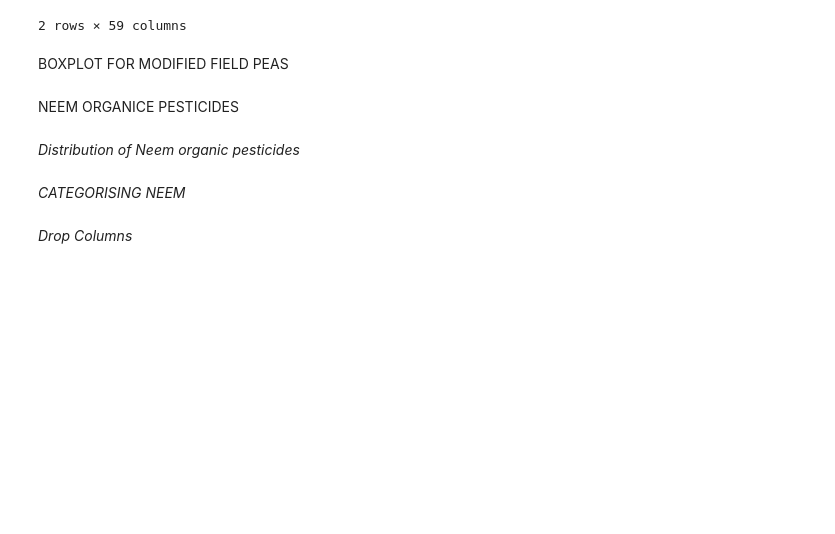
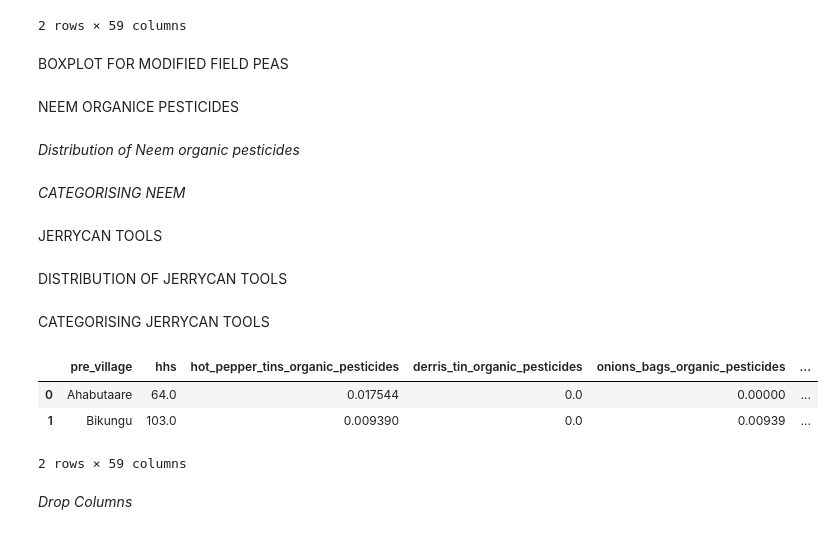
Before and after one commit to Analytics-Raising/IDS_Model_v13, a Jupyter notebook: Model_v13.ipynb, the cells around one changed output. Saved outputs shown, nothing was run; the diff lists cells and outputs as text; code cells hidden in the pictures; blank space fills up the shorter version.

Commit message:
UPDATE; Added Jerrycan tools category and dropped the original jerri_can tools.

```diff
--- a/Model_v13.ipynb
+++ b/Model_v13.ipynb
@@ -686,12 +686,14 @@ fig.show()
 # %%
 import numpy as np
 
+IDS_5 = IDS_4.copy()
+
 # Define the conditions and labels
 conditions = [
-    (IDS_4['neem_kg_organic_pesticides'] >= 0) & (IDS_4['neem_kg_organic_pesticides'] <= 0.01),
-    (IDS_4['neem_kg_organic_pesticides'] > 0.01) & (IDS_4['neem_kg_organic_pesticides'] <= 0.03),
-    (IDS_4['neem_kg_organic_pesticides'] > 0.03) & (IDS_4['neem_kg_organic_pesticides'] <= 0.05),
-    (IDS_4['neem_kg_organic_pesticides'] > 0.05)
+    (IDS_5['neem_kg_organic_pesticides'] >= 0) & (IDS_5['neem_kg_organic_pesticides'] <= 0.01),
+    (IDS_5['neem_kg_organic_pesticides'] > 0.01) & (IDS_5['neem_kg_organic_pesticides'] <= 0.03),
+    (IDS_5['neem_kg_organic_pesticides'] > 0.03) & (IDS_5['neem_kg_organic_pesticides'] <= 0.05),
+    (IDS_5['neem_kg_organic_pesticides'] > 0.05)
 ]
 
 labels = [
@@ -702,8 +704,8 @@ labels = [
 ]
 
 # Apply the categorization
-IDS_4['neem_kg_pesticides_cat'] = np.select(conditions, labels, default='none')
-IDS_4.drop(columns=['neem_kg_organic_pesticides'], inplace= True)
+IDS_5['neem_kg_pesticides_cat'] = np.select(conditions, labels, default='none')
+IDS_5.drop(columns=['neem_kg_organic_pesticides'], inplace= True)
 # %%
 import plotly.express as px
 
@@ -729,3 +731,5 @@ fig.update_layout(
 )
 
 fig.show()
+# %% [markdown]
+JERRYCAN TOOLS
@@ -731,0 +763,2 @@ fig.show()
+# %% [markdown]
+DISTRIBUTION OF JERRYCAN TOOLS
@@ -732,3 +794,31 @@ fig.show()
+# %% [markdown]
+CATEGORISING JERRYCAN TOOLS
+# %%
+import numpy as np
+
+# Define conditions
+conditions = [
+    (IDS_5['jerrican_tools'].isna()) | (IDS_5['jerrican_tools'] == 0),
+    (IDS_5['jerrican_tools'] > 0.04) & (IDS_5['jerrican_tools'] <= 0.08),
+    (IDS_5['jerrican_tools'] > 0.08)
+]
+
+# Define choices
+choices = [
+    'rcvd_none',
+    'btn_0.04_&_0.08',
+    'gter_0.08'
+]
+
+# Create the new categorical variable
+IDS_5['jerrican_tools_cat'] = np.select(conditions, choices, default='other')
+IDS_5.drop(columns=['jerrican_tools'], inplace= True)
+IDS_5.head(2)
+# %% [output]
+|  | pre_village | hhs | hot_pepper_tins_organic_pesticides | derris_tin_organic_pesticides | onions_bags_organic_pesticides | ... |
+| 0 | Ahabutaare | 64.0 | 0.017544 | 0.0 | 0.00000 | ... |
+| 1 | Bikungu | 103.0 | 0.009390 | 0.0 | 0.00939 | ... |
+2 rows × 59 columns
 # %% [markdown]
 *Drop Columns*
 # %%
```
Also changed, not shown: parts of 6 cells of this notebook.
